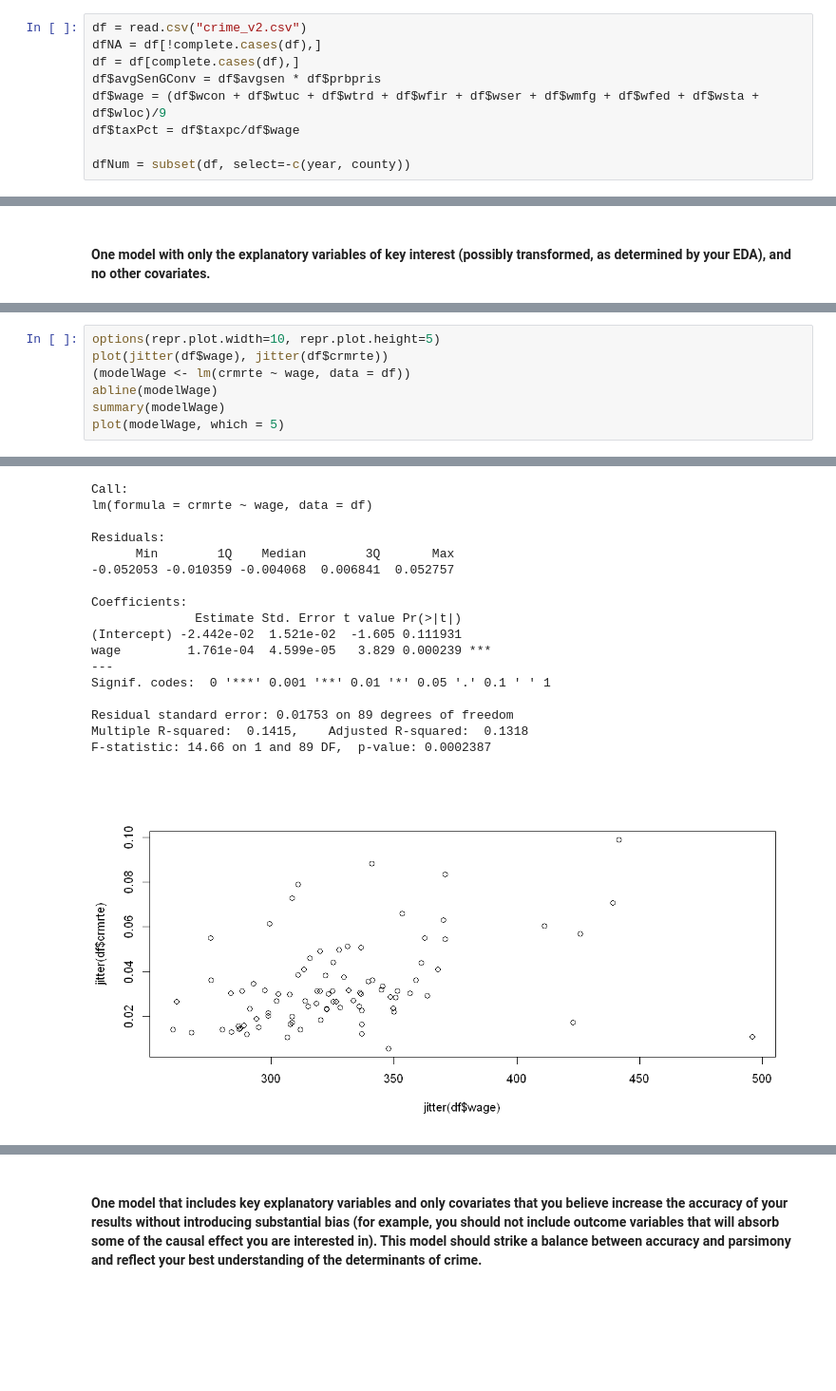
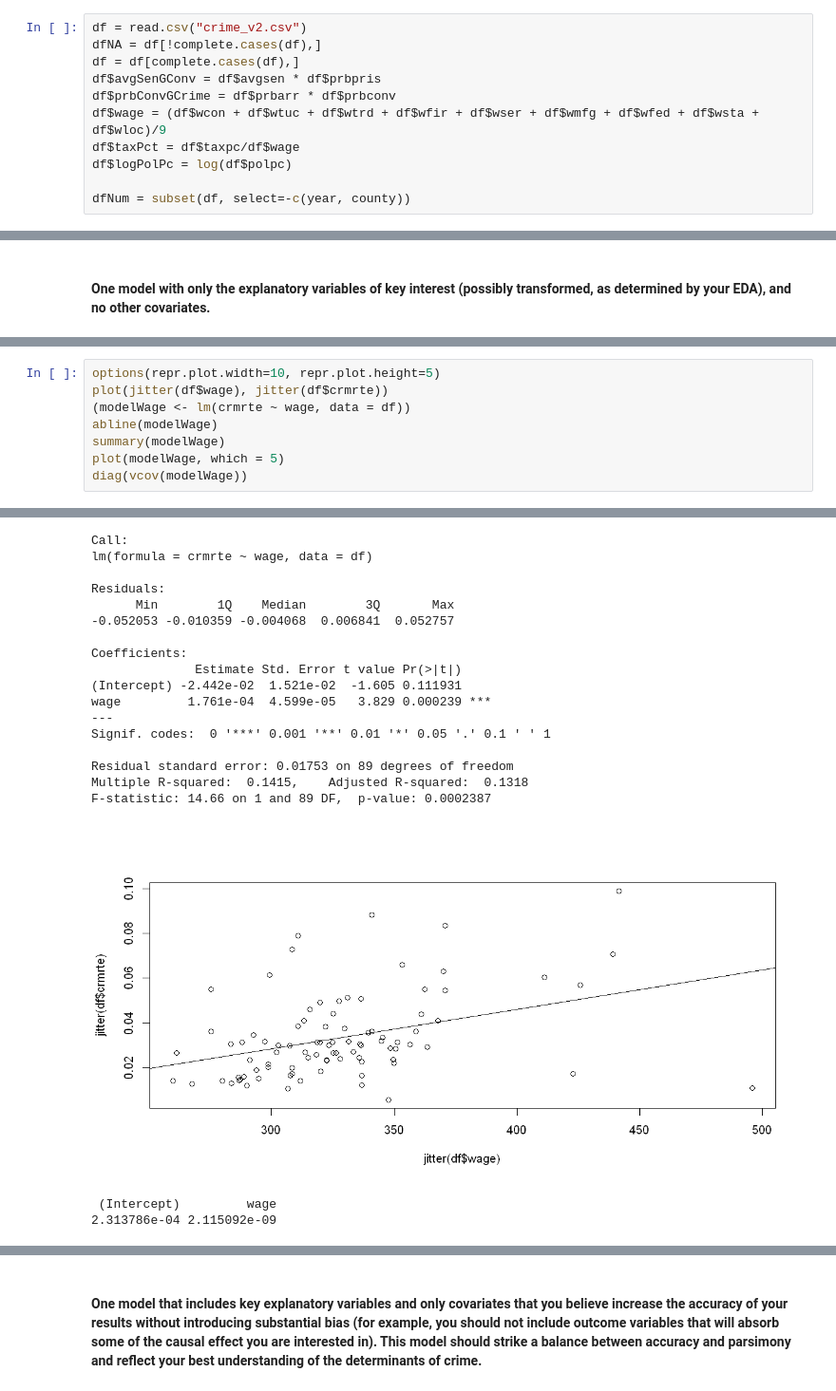
Before and after one commit to rmajumder/stat203-gp3, a Jupyter notebook: Jake_Mitchell_Lab_3.ipynb, the cells around one changed output, grey strips where cells are left out. Shown at 95% size. Saved outputs shown, nothing was run; the diff lists cells and outputs as text; blank space fills up the shorter version.

```diff
--- a/Jake_Mitchell_Lab_3.ipynb
+++ b/Jake_Mitchell_Lab_3.ipynb
@@ -21,8 +27,10 @@ df = read.csv("crime_v2.csv")
 dfNA = df[!complete.cases(df),]
 df = df[complete.cases(df),]
 df$avgSenGConv = df$avgsen * df$prbpris
+df$prbConvGCrime = df$prbarr * df$prbconv
 df$wage = (df$wcon + df$wtuc + df$wtrd + df$wfir + df$wser + df$wmfg + df$wfed + df$wsta + df$wloc)/9
 df$taxPct = df$taxpc/df$wage
+df$logPolPc = log(df$polpc)
 
 dfNum = subset(df, select=-c(year, county))
 # %%
@@ -262,34 +349,37 @@ F-statistic: 27.55 on 1 and 89 DF,  p-value: 1.032e-06
 options(repr.plot.width=10, repr.plot.height=5)
 plot(jitter(df$wage), jitter(df$crmrte))
 (modelWage <- lm(crmrte ~ wage, data = df))
 abline(modelWage)
 summary(modelWage)
 plot(modelWage, which = 5)
+diag(vcov(modelWage))
 # %% [output]
 Call:
 lm(formula = crmrte ~ wage, data = df)
 
 Coefficients:
 (Intercept)         wage
  -0.0244211    0.0001761
 Call:
 lm(formula = crmrte ~ wage, data = df)
 
 Residuals:
       Min        1Q    Median        3Q       Max
 -0.052053 -0.010359 -0.004068  0.006841  0.052757
 
 Coefficients:
               Estimate Std. Error t value Pr(>|t|)
 (Intercept) -2.442e-02  1.521e-02  -1.605 0.111931
 wage         1.761e-04  4.599e-05   3.829 0.000239 ***
 ---
 Signif. codes:  0 '***' 0.001 '**' 0.01 '*' 0.05 '.' 0.1 ' ' 1
 
 Residual standard error: 0.01753 on 89 degrees of freedom
 Multiple R-squared:  0.1415,    Adjusted R-squared:  0.1318
 F-statistic: 14.66 on 1 and 89 DF,  p-value: 0.0002387
-[figure, old version]
+[figure, new version]
+ (Intercept)         wage
+2.313786e-04 2.115092e-09
 [figure]
 # %%
 options(repr.plot.width=10, repr.plot.height=5)
```
Also changed, not shown: parts of 15 cells of this notebook, 3 other files.
